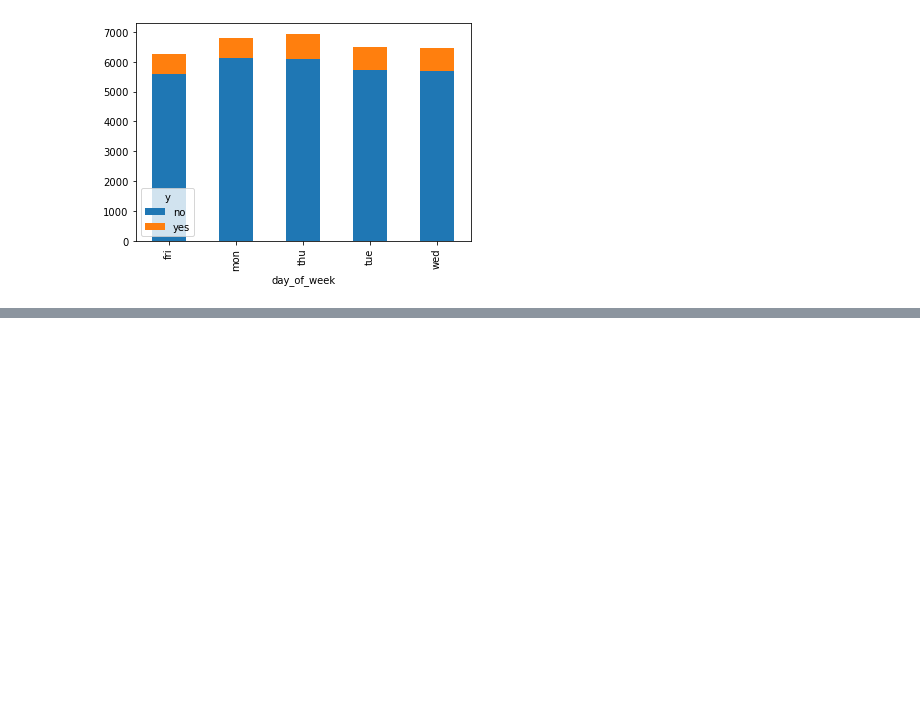
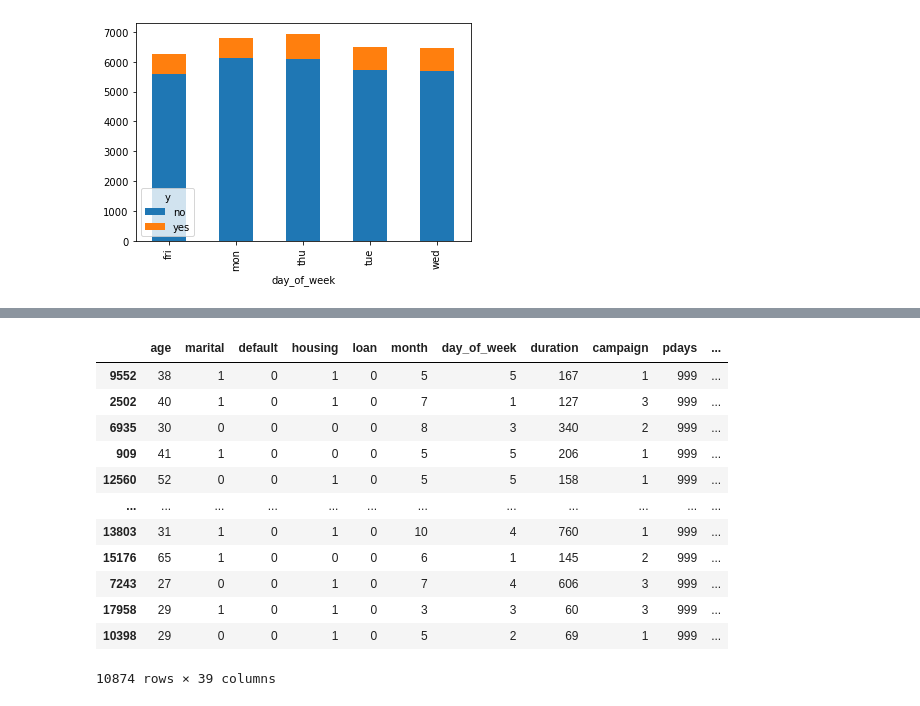
Before and after one commit to remuant/P1_AZMLND__Optimizing_a_Pipeline_in_Azure, a Jupyter notebook: Inspect_Data/P1_ML_Azure_ND__Data_Inspection.ipynb, the cells around one changed output, grey strips where cells are left out. Cells and saved outputs as stored; diff of their text form; code cells hidden in the pictures; blank space fills up the shorter version.

```diff
--- a/Inspect_Data/P1_ML_Azure_ND__Data_Inspection.ipynb
+++ b/Inspect_Data/P1_ML_Azure_ND__Data_Inspection.ipynb
@@ -396,0 +518,16 @@ df_sorted
+# %%
+x_test
+# %% [output]
+|  | age | marital | default | housing | loan | month | day_of_week | duration | campaign | pdays | ... |
+| 9552 | 38 | 1 | 0 | 1 | 0 | 5 | 5 | 167 | 1 | 999 | ... |
+| 2502 | 40 | 1 | 0 | 1 | 0 | 7 | 1 | 127 | 3 | 999 | ... |
+| 6935 | 30 | 0 | 0 | 0 | 0 | 8 | 3 | 340 | 2 | 999 | ... |
+| 909 | 41 | 1 | 0 | 0 | 0 | 5 | 5 | 206 | 1 | 999 | ... |
+| 12560 | 52 | 0 | 0 | 1 | 0 | 5 | 5 | 158 | 1 | 999 | ... |
+| ... | ... | ... | ... | ... | ... | ... | ... | ... | ... | ... | ... |
+| 13803 | 31 | 1 | 0 | 1 | 0 | 10 | 4 | 760 | 1 | 999 | ... |
+| 15176 | 65 | 1 | 0 | 0 | 0 | 6 | 1 | 145 | 2 | 999 | ... |
+| 7243 | 27 | 0 | 0 | 1 | 0 | 7 | 4 | 606 | 3 | 999 | ... |
+| 17958 | 29 | 1 | 0 | 1 | 0 | 3 | 3 | 60 | 3 | 999 | ... |
+| 10398 | 29 | 0 | 0 | 1 | 0 | 5 | 2 | 69 | 1 | 999 | ... |
+10874 rows × 39 columns
```
Also changed, not shown: parts of 6 cells of this notebook, 3 other files.
